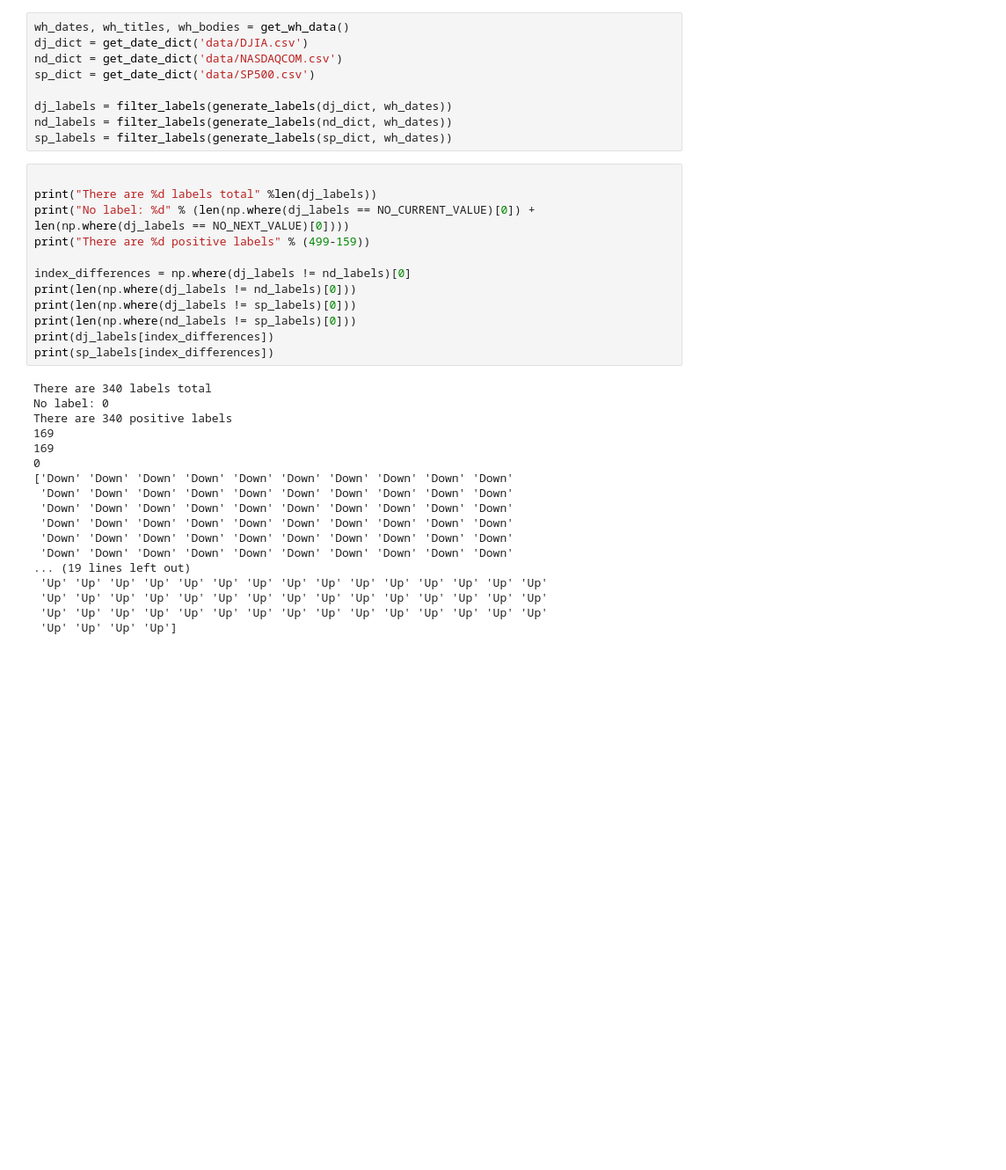
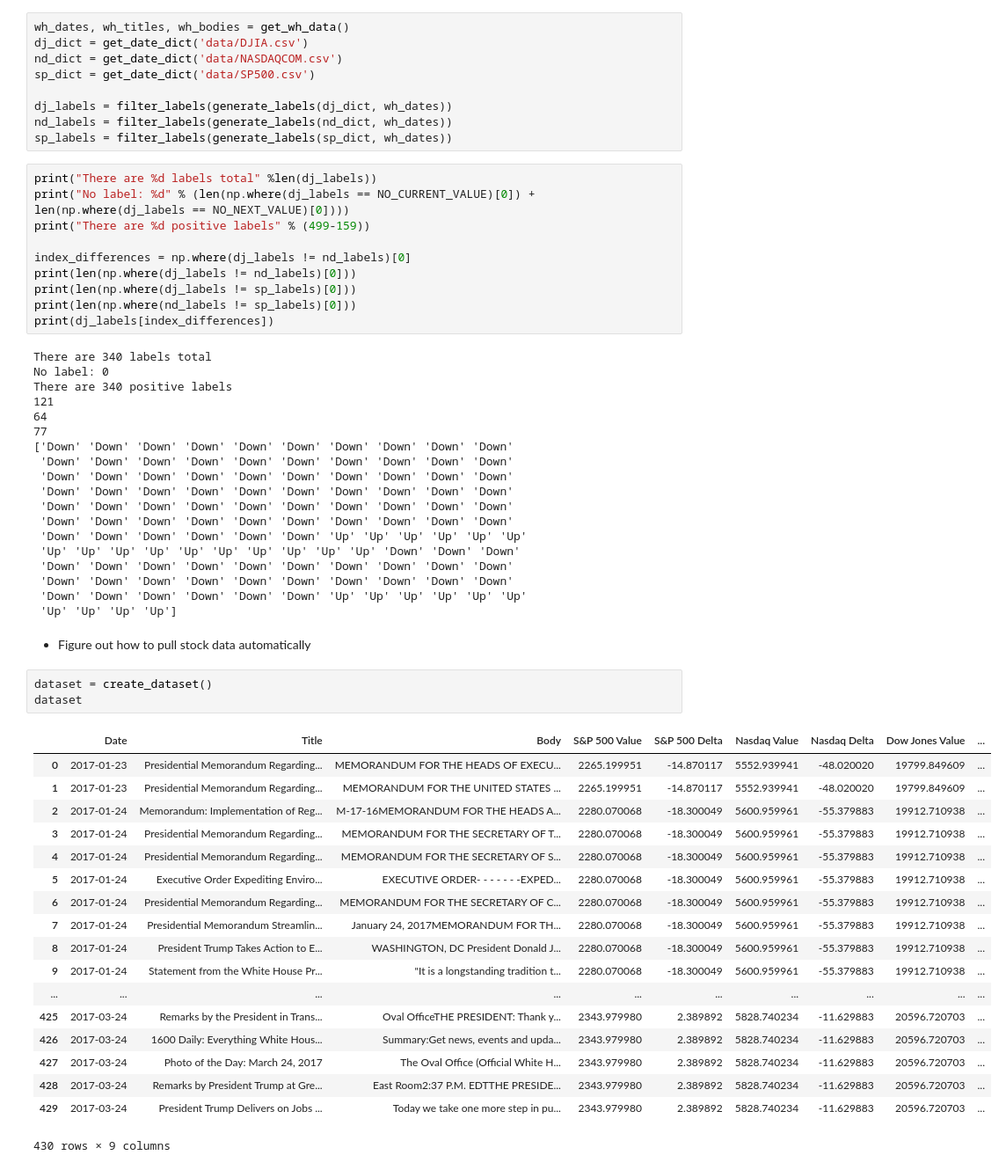
Before and after one commit to rykard95/wh_stocks, a Jupyter notebook: Richard's Workspace.ipynb, the cells around one changed output. Shown at 88% size. Cells and saved outputs as stored; diff of their text form; blank space fills up the shorter version.

Commit message:
adding dataset generation cod

```diff
--- a/Richard's Workspace.ipynb
+++ b/Richard's Workspace.ipynb
@@ -120,7 +190,6 @@ dj_labels = filter_labels(generate_labels(dj_dict, wh_dates))
 nd_labels = filter_labels(generate_labels(nd_dict, wh_dates))
 sp_labels = filter_labels(generate_labels(sp_dict, wh_dates))
 # %%
-
 print("There are %d labels total" %len(dj_labels))
 print("No label: %d" % (len(np.where(dj_labels == NO_CURRENT_VALUE)[0]) + len(np.where(dj_labels == NO_NEXT_VALUE)[0])))
 print("There are %d positive labels" % (499-159))
@@ -130,22 +199,46 @@ print(len(np.where(dj_labels != nd_labels)[0]))
 print(len(np.where(dj_labels != sp_labels)[0]))
 print(len(np.where(nd_labels != sp_labels)[0]))
 print(dj_labels[index_differences])
-print(sp_labels[index_differences])
 # %% [output]
 There are 340 labels total
 No label: 0
 There are 340 positive labels
-169
-169
-0
+121
+64
+77
 ['Down' 'Down' 'Down' 'Down' 'Down' 'Down' 'Down' 'Down' 'Down' 'Down'
  'Down' 'Down' 'Down' 'Down' 'Down' 'Down' 'Down' 'Down' 'Down' 'Down'
  'Down' 'Down' 'Down' 'Down' 'Down' 'Down' 'Down' 'Down' 'Down' 'Down'
  'Down' 'Down' 'Down' 'Down' 'Down' 'Down' 'Down' 'Down' 'Down' 'Down'
  'Down' 'Down' 'Down' 'Down' 'Down' 'Down' 'Down' 'Down' 'Down' 'Down'
  'Down' 'Down' 'Down' 'Down' 'Down' 'Down' 'Down' 'Down' 'Down' 'Down'
-... (19 lines left out)
- 'Up' 'Up' 'Up' 'Up' 'Up' 'Up' 'Up' 'Up' 'Up' 'Up' 'Up' 'Up' 'Up' 'Up' 'Up'
- 'Up' 'Up' 'Up' 'Up' 'Up' 'Up' 'Up' 'Up' 'Up' 'Up' 'Up' 'Up' 'Up' 'Up' 'Up'
- 'Up' 'Up' 'Up' 'Up' 'Up' 'Up' 'Up' 'Up' 'Up' 'Up' 'Up' 'Up' 'Up' 'Up' 'Up'
+ 'Down' 'Down' 'Down' 'Down' 'Down' 'Down' 'Up' 'Up' 'Up' 'Up' 'Up' 'Up'
+ 'Up' 'Up' 'Up' 'Up' 'Up' 'Up' 'Up' 'Up' 'Up' 'Up' 'Down' 'Down' 'Down'
+ 'Down' 'Down' 'Down' 'Down' 'Down' 'Down' 'Down' 'Down' 'Down' 'Down'
+ 'Down' 'Down' 'Down' 'Down' 'Down' 'Down' 'Down' 'Down' 'Down' 'Down'
+ 'Down' 'Down' 'Down' 'Down' 'Down' 'Down' 'Up' 'Up' 'Up' 'Up' 'Up' 'Up'
  'Up' 'Up' 'Up' 'Up']
+# %% [markdown]
+- Figure out how to pull stock data automatically
+# %%
+dataset = create_dataset()
+dataset
+# %% [output]
+|  | Date | Title | Body | S&P 500 Value | S&P 500 Delta | Nasdaq Value | Nasdaq Delta | Dow Jones Value | ... |
+| 0 | 2017-01-23 | Presidential Memorandum Regarding... | MEMORANDUM FOR THE HEADS OF EXECU... | 2265.199951 | -14.870117 | 5552.939941 | -48.020020 | 19799.849609 | ... |
+| 1 | 2017-01-23 | Presidential Memorandum Regarding... | MEMORANDUM FOR THE UNITED STATES ... | 2265.199951 | -14.870117 | 5552.939941 | -48.020020 | 19799.849609 | ... |
+| 2 | 2017-01-24 | Memorandum: Implementation of Reg... | M-17-16MEMORANDUM FOR THE HEADS A... | 2280.070068 | -18.300049 | 5600.959961 | -55.379883 | 19912.710938 | ... |
+| 3 | 2017-01-24 | Presidential Memorandum Regarding... | MEMORANDUM FOR THE SECRETARY OF T... | 2280.070068 | -18.300049 | 5600.959961 | -55.379883 | 19912.710938 | ... |
+| 4 | 2017-01-24 | Presidential Memorandum Regarding... | MEMORANDUM FOR THE SECRETARY OF S... | 2280.070068 | -18.300049 | 5600.959961 | -55.379883 | 19912.710938 | ... |
+| 5 | 2017-01-24 | Executive Order Expediting Enviro... | EXECUTIVE ORDER- - - - - - -EXPED... | 2280.070068 | -18.300049 | 5600.959961 | -55.379883 | 19912.710938 | ... |
+| 6 | 2017-01-24 | Presidential Memorandum Regarding... | MEMORANDUM FOR THE SECRETARY OF C... | 2280.070068 | -18.300049 | 5600.959961 | -55.379883 | 19912.710938 | ... |
+| 7 | 2017-01-24 | Presidential Memorandum Streamlin... | January 24, 2017MEMORANDUM FOR TH... | 2280.070068 | -18.300049 | 5600.959961 | -55.379883 | 19912.710938 | ... |
+| 8 | 2017-01-24 | President Trump Takes Action to E... | WASHINGTON, DC President Donald J... | 2280.070068 | -18.300049 | 5600.959961 | -55.379883 | 19912.710938 | ... |
+| 9 | 2017-01-24 | Statement from the White House Pr... | "It is a longstanding tradition t... | 2280.070068 | -18.300049 | 5600.959961 | -55.379883 | 19912.710938 | ... |
+| ... | ... | ... | ... | ... | ... | ... | ... | ... | ... |
+| 425 | 2017-03-24 | Remarks by the President in Trans... | Oval OfficeTHE PRESIDENT: Thank y... | 2343.979980 | 2.389892 | 5828.740234 | -11.629883 | 20596.720703 | ... |
+| 426 | 2017-03-24 | 1600 Daily: Everything White Hous... | Summary:Get news, events and upda... | 2343.979980 | 2.389892 | 5828.740234 | -11.629883 | 20596.720703 | ... |
+| 427 | 2017-03-24 | Photo of the Day: March 24, 2017 | The Oval Office (Official White H... | 2343.979980 | 2.389892 | 5828.740234 | -11.629883 | 20596.720703 | ... |
+| 428 | 2017-03-24 | Remarks by President Trump at Gre... | East Room2:37 P.M. EDTTHE PRESIDE... | 2343.979980 | 2.389892 | 5828.740234 | -11.629883 | 20596.720703 | ... |
+| 429 | 2017-03-24 | President Trump Delivers on Jobs ... | Today we take one more step in pu... | 2343.979980 | 2.389892 | 5828.740234 | -11.629883 | 20596.720703 | ... |
+430 rows × 9 columns
```
Also changed, not shown: parts of 2 cells of this notebook, 1 other file.
